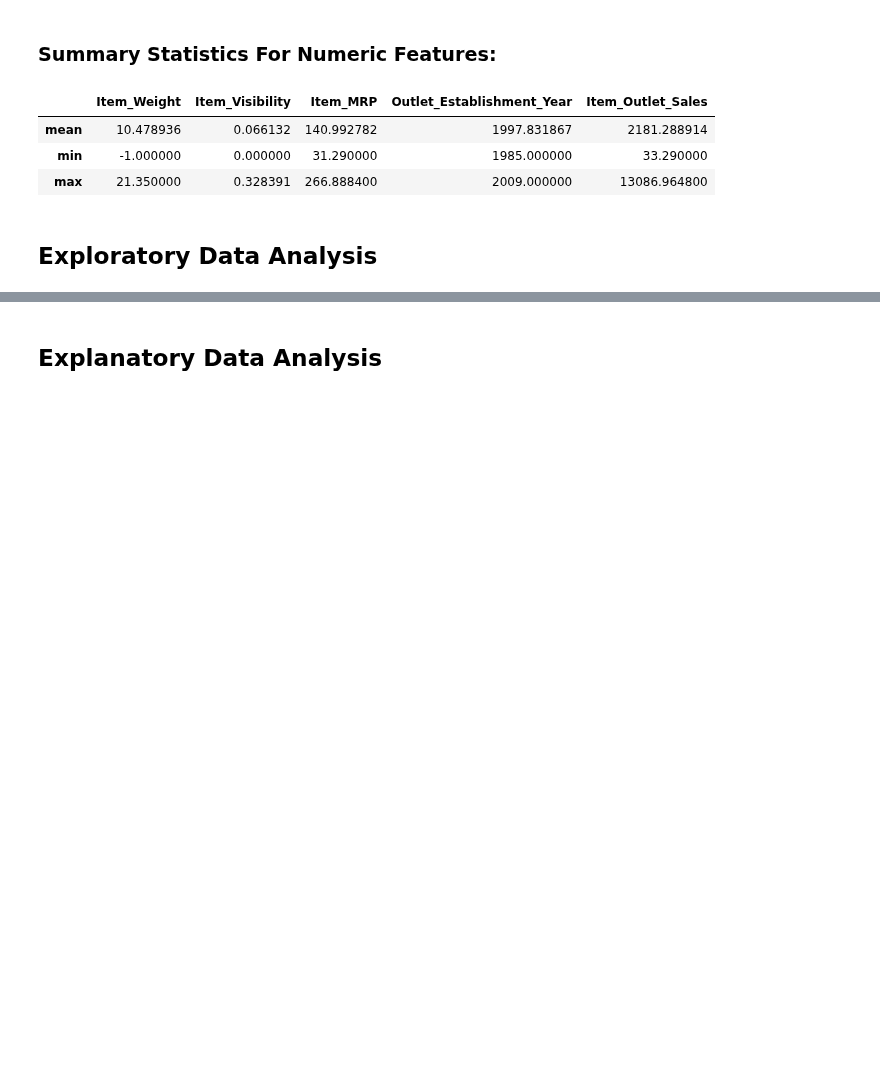
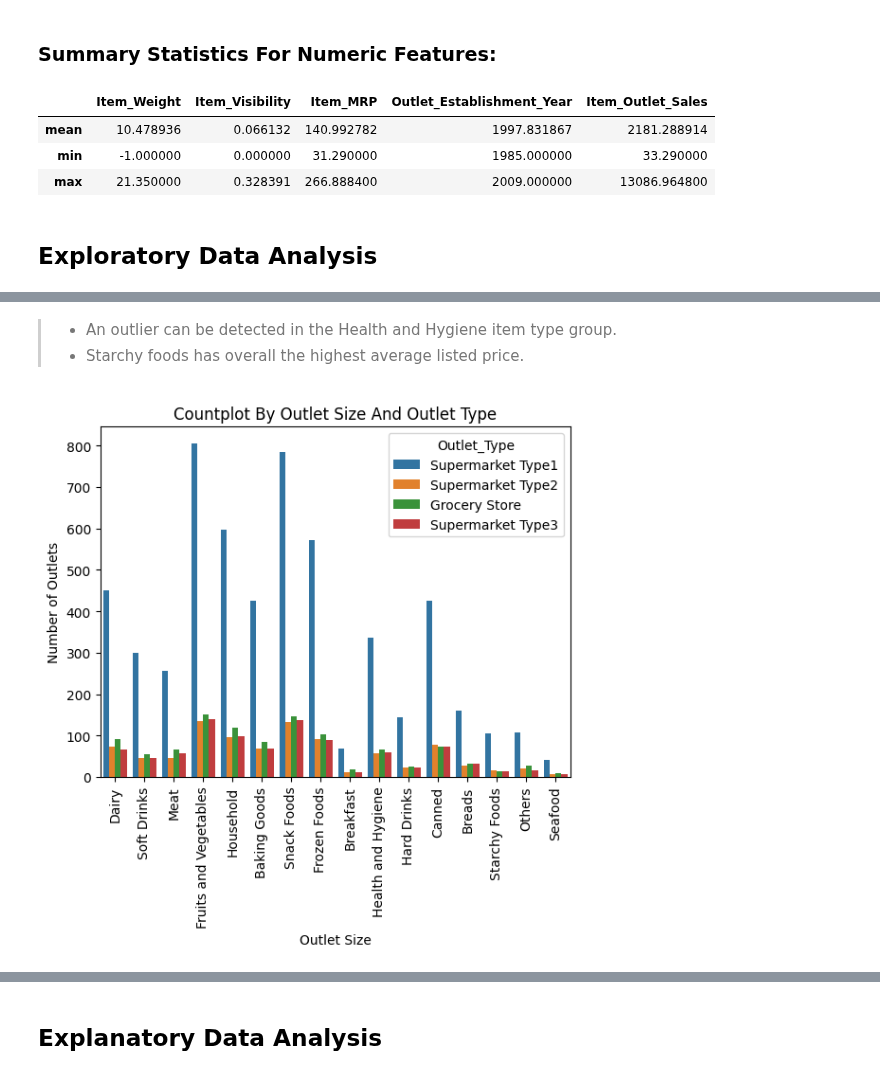
Before and after one commit to Nelette73/Prediction-of-Product-Sales, a Jupyter notebook: Prediction_of_Product_Sales.ipynb, the cells around one changed output, grey strips where cells are left out. Cells and saved outputs as stored; diff of their text form; code cells hidden in the pictures; blank space fills up the shorter version.

```diff
--- a/Prediction_of_Product_Sales.ipynb
+++ b/Prediction_of_Product_Sales.ipynb
@@ -227,0 +254,13 @@ df_sales_clean.describe(include=[np.number]).loc[['mean', 'min','max']]
+# %% [markdown]
+>    - An outlier can be detected in the Health and Hygiene item type group.
+>    - Starchy foods has overall the highest average listed price.
+# %%
+# Countplots to view the frequency of each class of categorial features
+ax = sns.countplot(data=df_sales_clean, x="Item_Type", hue="Outlet_Type")
+
+ax.set_xlabel("Outlet Size")
+ax.set_ylabel("Number of Outlets")
+ax.set_title("Countplot By Outlet Size And Outlet Type")
+ax.tick_params(axis='x', rotation = 90);
+# %% [output]
+[figure, added]
```
Also changed, not shown: parts of 14 cells of this notebook.
